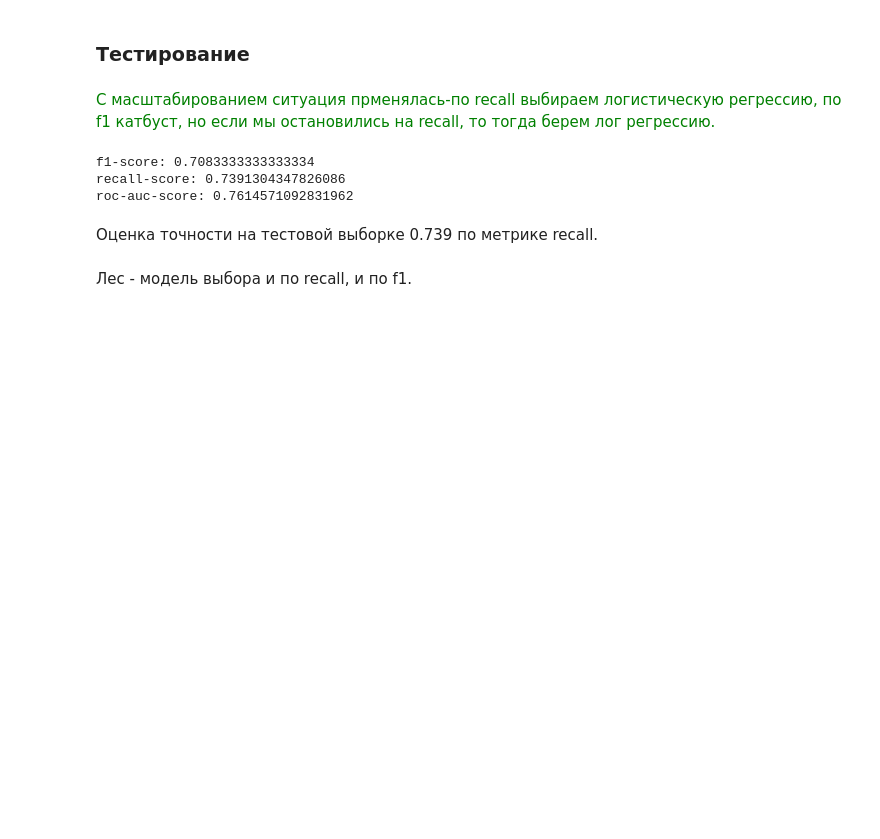
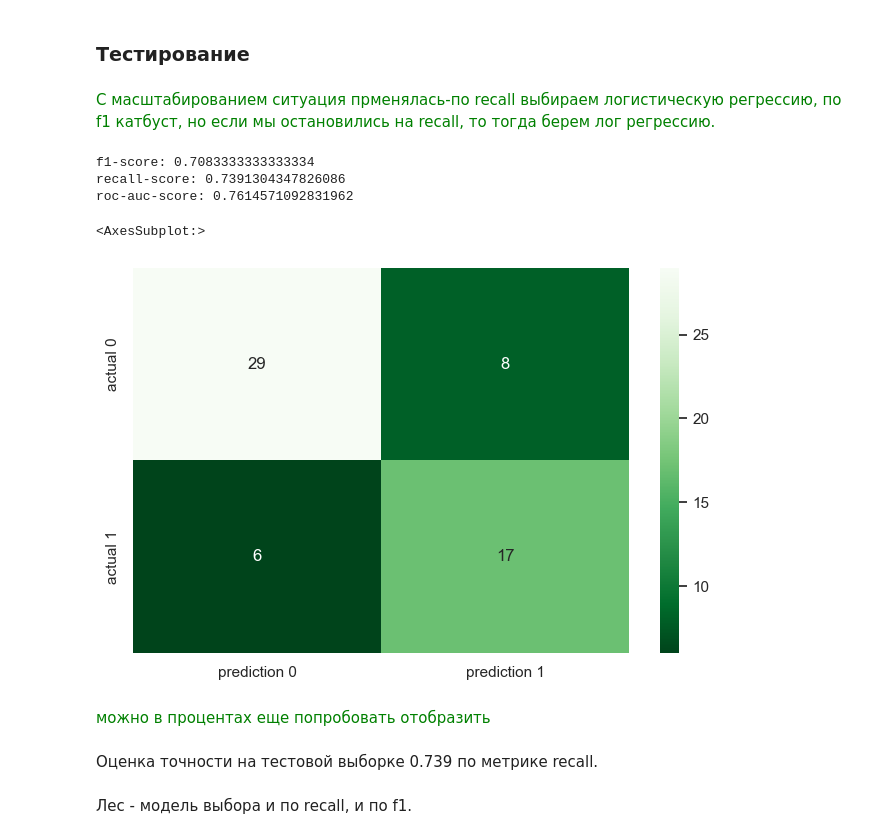
Before and after one commit to stusha-stu/Heart-Failure-Prediction-Project, a Jupyter notebook: heart_failure_clinical_records_predicting_death.ipynb, the cells around one changed output. Drawn from its saved outputs; the diff is of its cells as text; code cells hidden in the pictures; blank space fills up the shorter version.

```diff
--- a/heart_failure_clinical_records_predicting_death.ipynb
+++ b/heart_failure_clinical_records_predicting_death.ipynb
@@ -765,6 +767,18 @@ print("roc-auc-score:" , roc_auc_score(target_test, predictions))
 f1-score: 0.7083333333333334
 recall-score: 0.7391304347826086
 roc-auc-score: 0.7614571092831962
+# %%
+conf_matrix = confusion_matrix(target_test, predictions)
+table_conf_matrix = pd.DataFrame(data=conf_matrix, columns=['prediction 0','prediction 1'], index=['actual 0','actual 1'])
+#labels = ['True Neg','False Pos','False Neg','True Pos']
+#labels = np.asarray(labels).rashape(2,2)
+plt.figure(figsize = (8,5))
+sns.heatmap(table_conf_matrix, annot=True, cmap='Greens_r')
+# %% [output]
+<AxesSubplot:>
+[figure, added]
+# %% [markdown]
+<font color='green'> можно в процентах еще попробовать отобразить</font>
 # %% [markdown]
 Оценка точности на тестовой выборке 0.739 по метрике recall.
 # %% [markdown]
```
Also changed, not shown: parts of 3 cells of this notebook, 3 other files.
